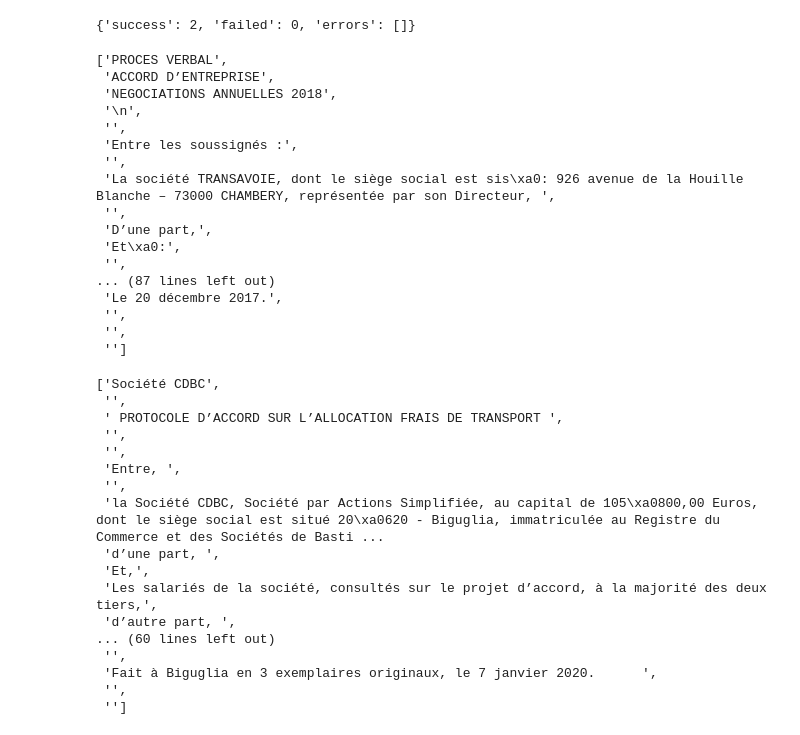
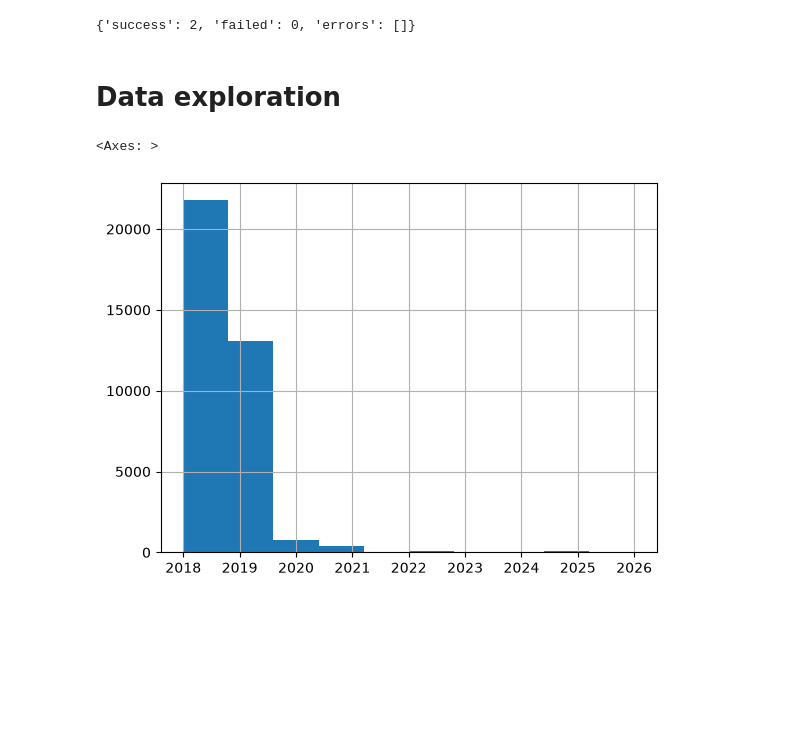
Before and after one commit to mateomorin/scrapping_accords, a Jupyter notebook: notebooks/exploration_legifrance.ipynb, the cells around one changed output. Saved outputs shown, nothing was run; the diff lists cells and outputs as text; code cells hidden in the pictures; blank space fills up the shorter version.

Commit message:
Exploration on data conversion to markdown

```diff
--- a/notebooks/exploration_legifrance.ipynb
+++ b/notebooks/exploration_legifrance.ipynb
@@ -322,45 +351,21 @@ document_2 = Document(data_2)
 # %%
 document_1.save("example_1.docx")
 document_2.save("example_2.docx")
-# %%
-full_text_1 = [paragraph.text for paragraph in document_1.paragraphs]
-full_text_1
-# %% [output]
-['PROCES VERBAL',
- 'ACCORD D’ENTREPRISE',
- 'NEGOCIATIONS ANNUELLES 2018',
- '\n',
- '',
- 'Entre les soussignés :',
- '',
- 'La société TRANSAVOIE, dont le siège social est sis\xa0: 926 avenue de la Houille Blanche – 73000 CHAMBERY, représentée par son Directeur, ',
- '',
- 'D’une part,',
- 'Et\xa0:',
- '',
-... (87 lines left out)
- 'Le 20 décembre 2017.',
- '',
- '',
- '']
-# %%
-full_text_2 = [paragraph.text for paragraph in document_2.paragraphs]
-full_text_2
-# %% [output]
-['Société CDBC',
- '',
- ' PROTOCOLE D’ACCORD SUR L’ALLOCATION FRAIS DE TRANSPORT ',
- '',
- '',
- 'Entre, ',
- '',
- 'la Société CDBC, Société par Actions Simplifiée, au capital de 105\xa0800,00 Euros, dont le siège social est situé 20\xa0620 - Biguglia, immatriculée au Registre du Commerce et des Sociétés de Basti ...
- 'd’une part, ',
- 'Et,',
- 'Les salariés de la société, consultés sur le projet d’accord, à la majorité des deux tiers,',
- 'd’autre part, ',
-... (60 lines left out)
- '',
- 'Fait à Biguglia en 3 exemplaires originaux, le 7 janvier 2020.      ',
- '',
- '']
+# %% [markdown]
+# Data exploration
+# %%
+import pandas as pd
+import s3fs
+
+fs = s3fs.S3FileSystem(
+    endpoint_url="https://minio.lab.sspcloud.fr",
+    client_kwargs={"region_name": "us-east-1"},
+)
+# %%
+metadata2018 = pd.read_parquet("s3://mateomorin/legifrance/metadata/acco_metadata_2018.parquet", filesystem=fs)
+metadata2018["adiff"] = metadata2018["dateDiffusion"].str[:4].astype(int)
+# %%
+metadata2018["adiff"].hist()
+# %% [output]
+<Axes: >
+[figure, added]
```
Also changed, not shown: parts of 2 cells of this notebook, 18 other files.
